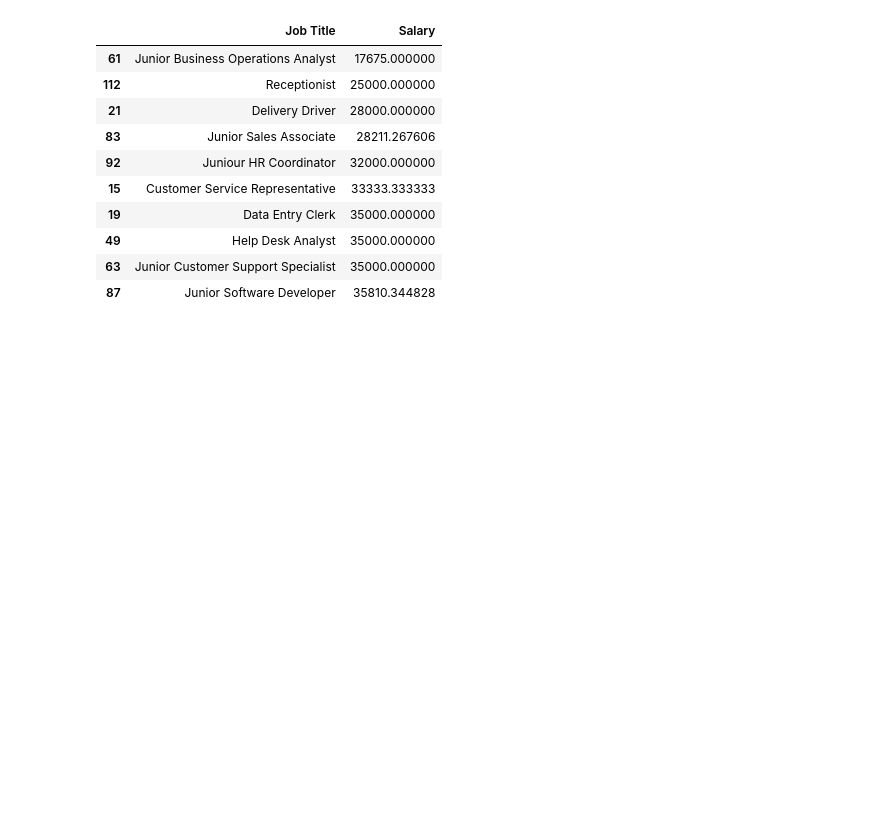
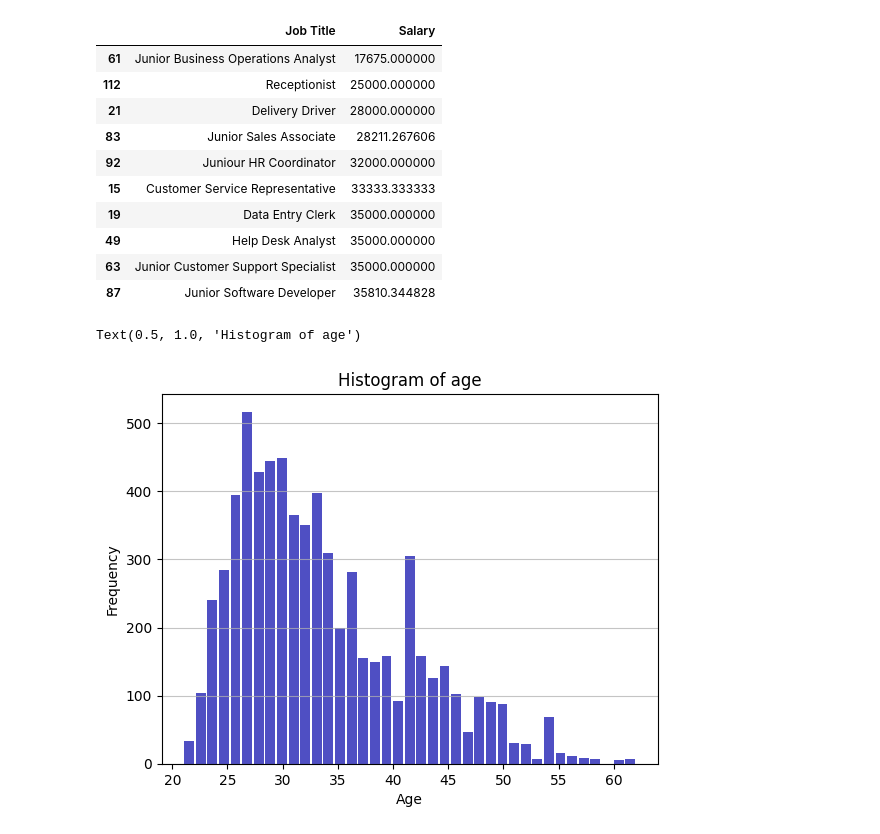
Before and after one commit to agapa21/data-science, a Jupyter notebook: salary_statistic.ipynb, the cells around one changed output. Cells and saved outputs as stored; diff of their text form; code cells hidden in the pictures; blank space fills up the shorter version.

Commit message:
histogram added

```diff
--- a/salary_statistic.ipynb
+++ b/salary_statistic.ipynb
@@ -109,3 +109,14 @@ mean.nsmallest(10, 'Salary')
 | 49 | Help Desk Analyst | 35000.000000 |
 | 63 | Junior Customer Support Specialist | 35000.000000 |
 | 87 | Junior Software Developer | 35810.344828 |
+# %%
+n, bins, patches = plt.hist(salary['Age'], bins='auto', color='#0504aa',
+                            alpha=0.7, rwidth=0.85)
+
+plt.grid(axis='y', alpha=0.75)
+plt.xlabel('Age')
+plt.ylabel('Frequency')
+plt.title('Histogram of age')
+# %% [output]
+Text(0.5, 1.0, 'Histogram of age')
+[figure, added]
```
